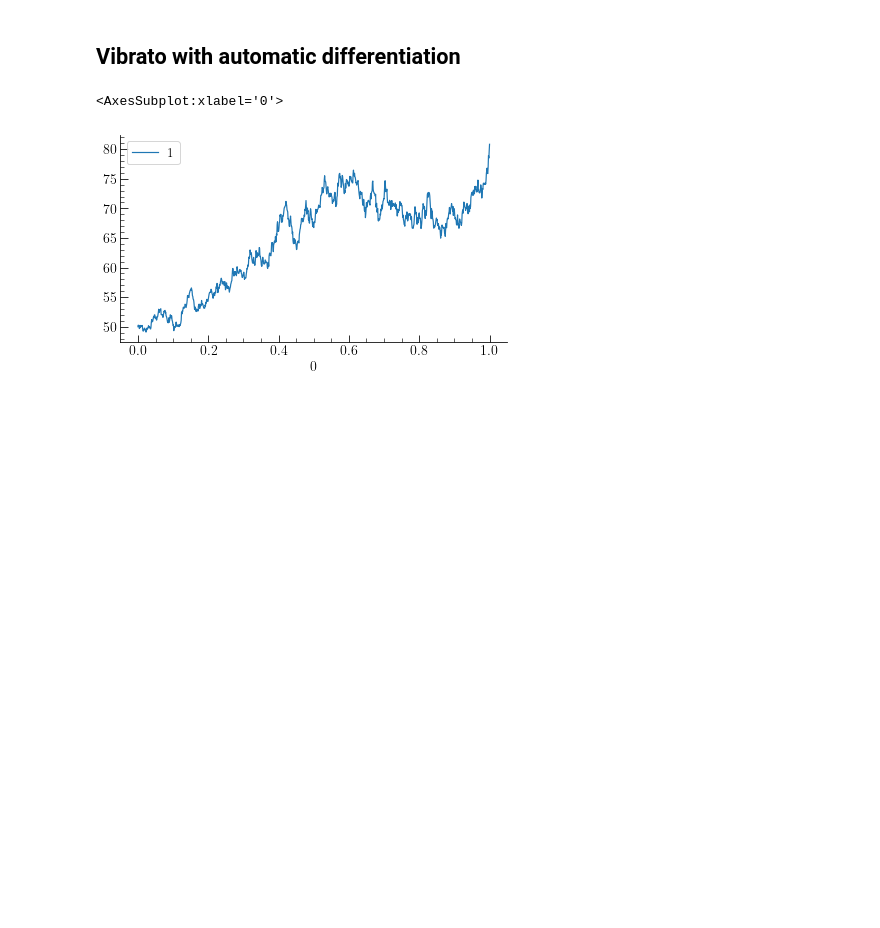
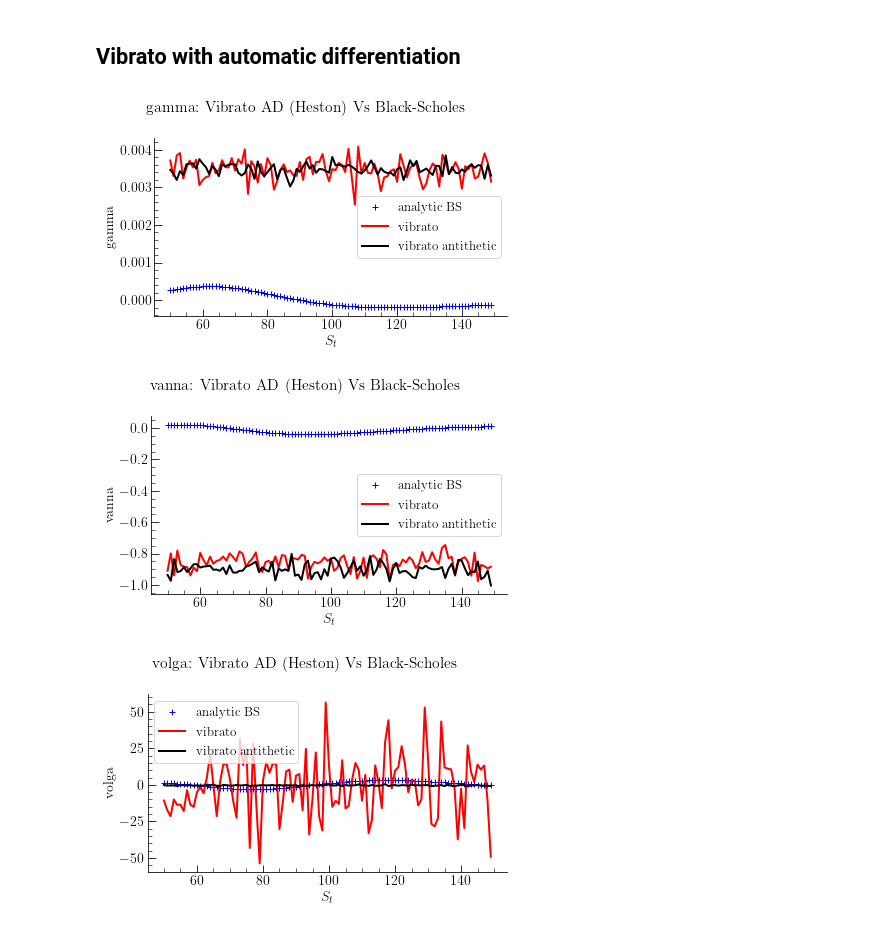
Before and after one commit to axeh101/vibrato-mc, a Jupyter notebook: src/python/heston-plots.ipynb, the cells around one changed output. Cells and saved outputs as stored; diff of their text form; code cells hidden in the pictures; blank space fills up the shorter version.

```diff
--- a/src/python/heston-plots.ipynb
+++ b/src/python/heston-plots.ipynb
@@ -92,28 +97,24 @@ for v in vars2:
 # %%
 for v in vars2:
     analytic = pd.read_csv(
-        src+'_analytic_heston_'+v+'.csv',
+        src+'_analytic_h_'+v+'.csv',
         header=None, names=['$S_t$', 'analytic BS'],  sep=';', index_col=0
     )
     vibrato = pd.read_csv(
-        src+'_vibratoad_heston_'+v+'.csv',
+        src+'_vibrato_heston_ad_'+v+'.csv',
         header=None, names=['$S_t$', 'vibrato'], sep=';', index_col=0
     )
     vibrato_anti = pd.read_csv(
-        src+'_vibratoad_heston_'+v+'_anti.csv',
+        src+'_vibrato_heston_ad_'+v+'_anti.csv',
         header=None, names=['$S_t$', 'vibrato antithetic'], sep=';', index_col=0
     )
     fig, ax= plt.subplots();
-    fig.suptitle(v+': Vibrato Vs Black-Scholes');
+    fig.suptitle(v+': Vibrato AD (Heston) Vs Black-Scholes');
     analytic.plot(ax=ax, ylabel=v, color='blue', ls='', marker='+', markersize=6);
     vibrato.plot(ax=ax, color='red', lw=2);
-
-
     vibrato_anti.plot(ax=ax, color='black', lw=2);
+    savefig("vad_heston_"+v)
+# %% [output]
+[figure, added]
+[figure, added]
+[figure, added]
-# %%
-df = pd.read_csv('datasets/heston_euler.csv', sep=';', index_col=0, header=None)
-
-df.plot()
-# %% [output]
-<AxesSubplot:xlabel='0'>
-[figure, removed]
```
Also changed, not shown: parts of 3 cells of this notebook, 4 other files.
